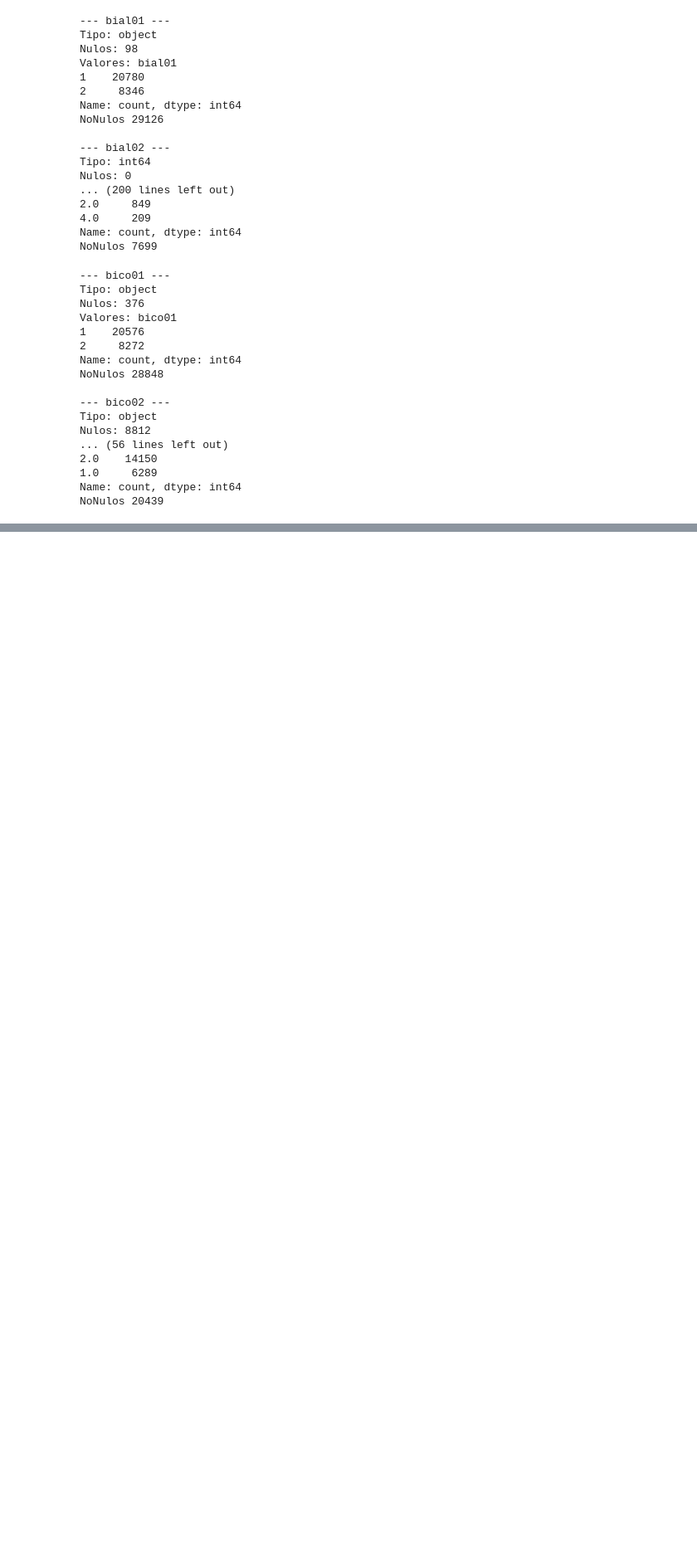
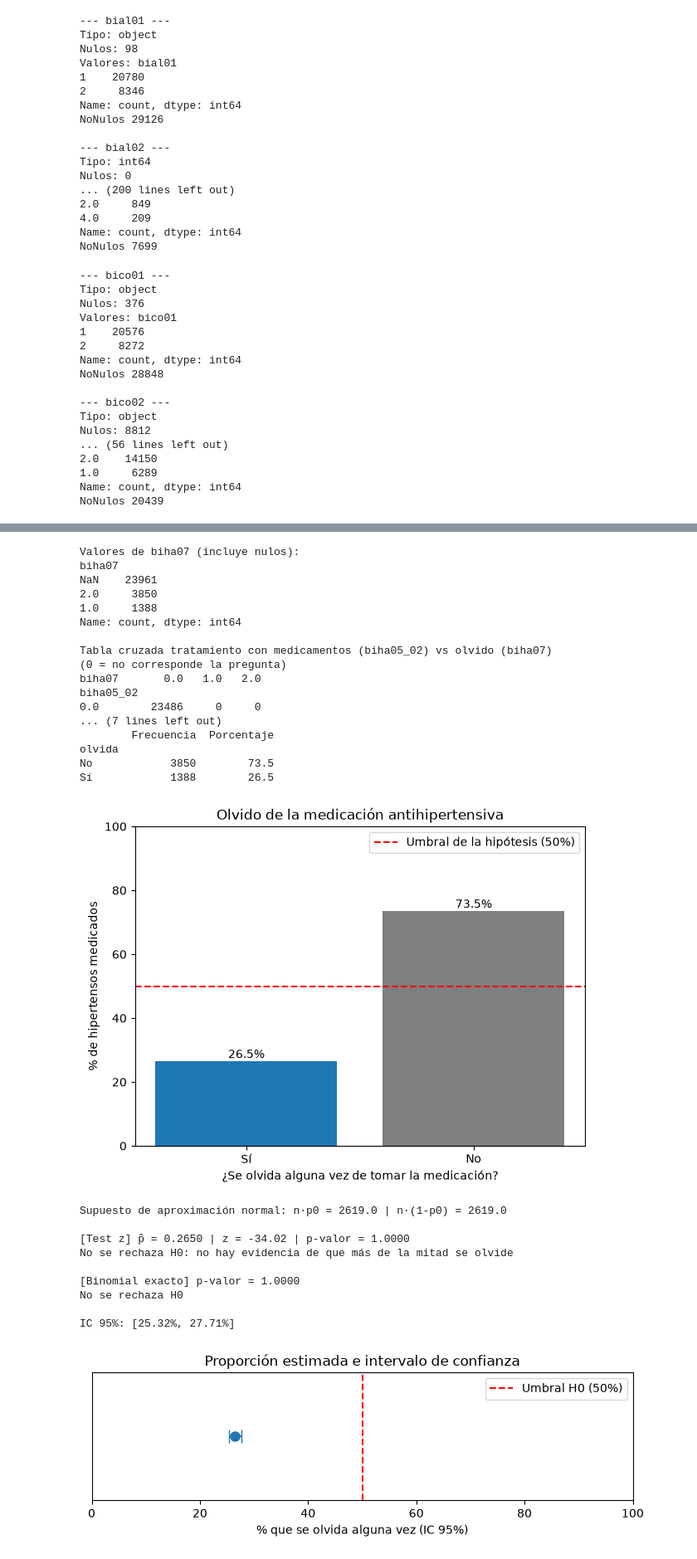
Before and after one commit to Acaide04/Analisis_ENFR_2018, a Jupyter notebook: main.ipynb, the cells around one changed output, grey strips where cells are left out. Shown at 83% size. Cells and saved outputs as stored; diff of their text form; code cells hidden in the pictures; blank space fills up the shorter version.

```diff
--- a/main.ipynb
+++ b/main.ipynb
@@ -235,10 +239,6 @@ res = stats.binomtest(x, n, p=p0, alternative='greater')
 print("\n[Binomial exacto] p-valor = %.4f" % res.pvalue)
 print("Se rechaza H0" if res.pvalue < alpha else "No se rechaza H0")
 
-# Paso 6c: chi-cuadrado de bondad de ajuste (dos colas)
-chi2, p_chi = stats.chisquare([x, n - x], f_exp=[n * p0, n * (1 - p0)])
-print("\n[Chi-cuadrado] χ² = %.2f | p-valor (dos colas) = %.4g" % (chi2, p_chi))
-print("z² = %.2f (coincide con el chi-cuadrado)" % z**2)
 
 # Paso 7: intervalo de confianza del 95% (Wilson)
 ic = stats.binomtest(x, n).proportion_ci(confidence_level=0.95, method='wilson')
@@ -263,30 +263,59 @@ med['no_adherente'] = np.where((items == 1).any(axis=1), 1,
 
 indicadores = {
     'Se olvida (biha07)': med['biha07'].map({1: 1, 2: 0}),
     'Deja si se siente bien (biha08)': med['biha08'].map({1: 1, 2: 0}),
     'Deja si se siente mal (biha09)': med['biha09'].map({1: 1, 2: 0}),
     'No adherente (Morisky-Green)': med['no_adherente'],
 }
 filas = []
 for nombre, serie in indicadores.items():
     s = serie.dropna()
     k = int(s.sum())
     r = stats.binomtest(k, len(s), p=p0, alternative='greater')
     ic_i = stats.binomtest(k, len(s)).proportion_ci(method='wilson')
     filas.append({'Indicador': nombre, 'n': len(s), '%': 100 * k / len(s),
                   'IC inf': 100 * ic_i.low, 'IC sup': 100 * ic_i.high, 'p-valor': r.pvalue})
 sens = pd.DataFrame(filas).set_index('Indicador')
 print("\nAnálisis de sensibilidad:")
 print(sens.round(3))
 
 plt.figure(figsize=(8, 4))
 plt.barh(sens.index, sens['%'], color='tab:blue',
          xerr=[sens['%'] - sens['IC inf'], sens['IC sup'] - sens['%']], capsize=4)
 plt.gca().invert_yaxis()
 plt.axvline(50, color='red', linestyle='--', label='Umbral H0 (50%)')
 plt.xlim(0, 100)
 plt.xlabel('% de hipertensos medicados')
 plt.title('Indicadores de falta de adherencia')
 plt.legend()
 plt.tight_layout()
 plt.show()
+# %% [output]
+Valores de biha07 (incluye nulos):
+biha07
+NaN    23961
+2.0     3850
+1.0     1388
+Name: count, dtype: int64
+
+Tabla cruzada tratamiento con medicamentos (biha05_02) vs olvido (biha07)
+(0 = no corresponde la pregunta)
+biha07       0.0   1.0   2.0
+biha05_02
+0.0        23486     0     0
+... (7 lines left out)
+        Frecuencia  Porcentaje
+olvida
+No            3850        73.5
+Sí            1388        26.5
+[figure, added]
+Supuesto de aproximación normal: n·p0 = 2619.0 | n·(1-p0) = 2619.0
+
+[Test z] p̂ = 0.2650 | z = -34.02 | p-valor = 1.0000
+No se rechaza H0: no hay evidencia de que más de la mitad se olvide
+
+[Binomial exacto] p-valor = 1.0000
+No se rechaza H0
+
+IC 95%: [25.32%, 27.71%]
+[figure, added]
```
Also changed, not shown: parts of 6 cells of this notebook.
